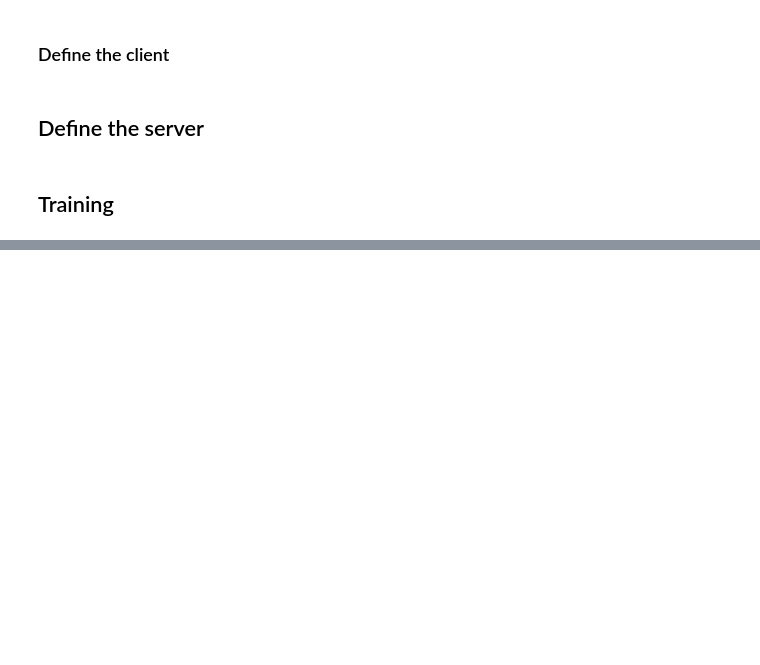
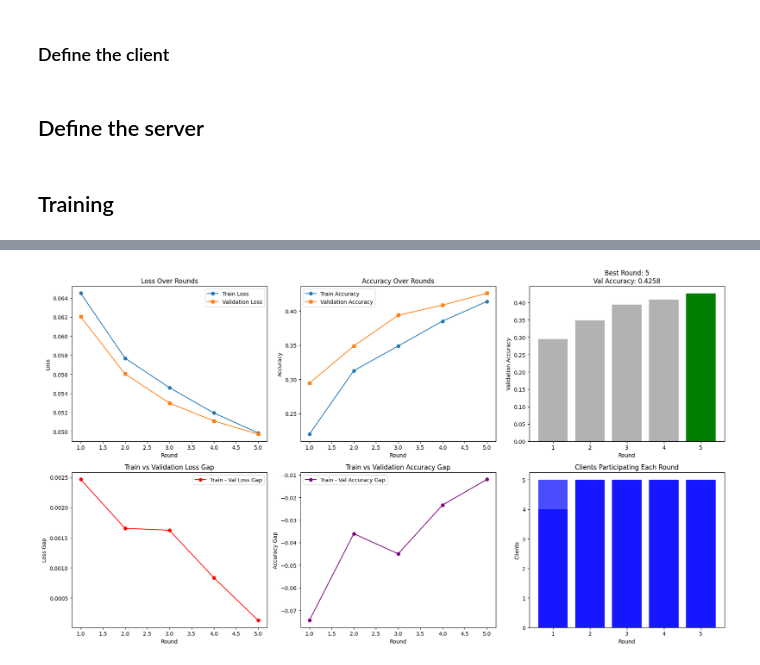
Before and after one commit to mridulmaikhuri/federated_learning, a Jupyter notebook: federated_learning.ipynb, the cells around one changed output, grey strips where cells are left out. Cells and saved outputs as stored; diff of their text form; code cells hidden in the pictures; blank space fills up the shorter version.

```diff
--- a/federated_learning.ipynb
+++ b/federated_learning.ipynb
@@ -382,0 +478,73 @@ INFO :
+# %%
+import matplotlib.pyplot as plt
+import numpy as np
+import pandas as pd
+
+def filter_none(x_list, y_list):
+    """Helper function to remove None values from lists."""
+    filtered_x, filtered_y = zip(*[(x, y) for x, y in zip(x_list, y_list) if y is not None])
+    return list(filtered_x), list(filtered_y)
+
+def plot_dashboard(history, num_clients_per_round=None):
+    fig, axs = plt.subplots(2, 3, figsize=(18, 10))
+
+    # === Loss over Rounds ===
+    rounds_loss, train_loss = filter_none(history["round"], history["train_loss"])
+    rounds_val_loss, val_loss = filter_none(history["round"], history["val_loss"])
+
+    axs[0, 0].plot(rounds_loss, train_loss, label="Train Loss", marker="o")
+    axs[0, 0].plot(rounds_val_loss, val_loss, label="Validation Loss", marker="s")
+    axs[0, 0].set_title("Loss Over Rounds")
+    axs[0, 0].set_xlabel("Round")
+    axs[0, 0].set_ylabel("Loss")
+    axs[0, 0].legend()
+
+    # === Accuracy over Rounds ===
+    rounds_acc, train_acc = filter_none(history["round"], history["train_accuracy"])
+    rounds_val_acc, val_acc = filter_none(history["round"], history["val_accuracy"])
+
+    axs[0, 1].plot(rounds_acc, train_acc, label="Train Accuracy", marker="o")
+    axs[0, 1].plot(rounds_val_acc, val_acc, label="Validation Accuracy", marker="s")
+    axs[0, 1].set_title("Accuracy Over Rounds")
+    axs[0, 1].set_xlabel("Round")
+    axs[0, 1].set_ylabel("Accuracy")
+    axs[0, 1].legend()
+
+    # === Loss Gap (Train - Val) ===
+    loss_gap = [tl - vl for tl, vl in zip(train_loss, val_loss)]
+    axs[1, 0].plot(rounds_loss, loss_gap, label="Train - Val Loss Gap", marker="o", color="red")
+    axs[1, 0].set_title("Train vs Validation Loss Gap")
+    axs[1, 0].set_xlabel("Round")
+    axs[1, 0].set_ylabel("Loss Gap")
+    axs[1, 0].legend()
+
+    # === Accuracy Gap (Train - Val) ===
+    acc_gap = [ta - va for ta, va in zip(train_acc, val_acc)]
+    axs[1, 1].plot(rounds_acc, acc_gap, label="Train - Val Accuracy Gap", marker="o", color="purple")
+    axs[1, 1].set_title("Train vs Validation Accuracy Gap")
+    axs[1, 1].set_xlabel("Round")
+    axs[1, 1].set_ylabel("Accuracy Gap")
+    axs[1, 1].legend()
+
+    # === Best Round Highlight ===
+    best_index = val_acc.index(max(val_acc))
+    best_round = rounds_val_acc[best_index]
+    axs[0, 2].bar(rounds_val_acc, val_acc, color="gray", alpha=0.6)
+    axs[0, 2].bar(best_round, val_acc[best_index], color="green")
+    axs[0, 2].set_title(f"Best Round: {best_round}\nVal Accuracy: {val_acc[best_index]:.4f}")
+    axs[0, 2].set_xlabel("Round")
+    axs[0, 2].set_ylabel("Validation Accuracy")
+
+    # === Clients per Round (if provided) ===
+    if num_clients_per_round:
+        axs[1, 2].bar(history["round"], num_clients_per_round, color="blue", alpha=0.7)
+        axs[1, 2].set_title("Clients Participating Each Round")
+        axs[1, 2].set_xlabel("Round")
+        axs[1, 2].set_ylabel("Clients")
+
+    plt.tight_layout()
+    plt.show()
+
+plot_dashboard(history, num_clients_per_round=history["num_clients"])
+# %% [output]
+[figure, added]
```
Also changed, not shown: parts of 13 cells of this notebook, 11 other files.
